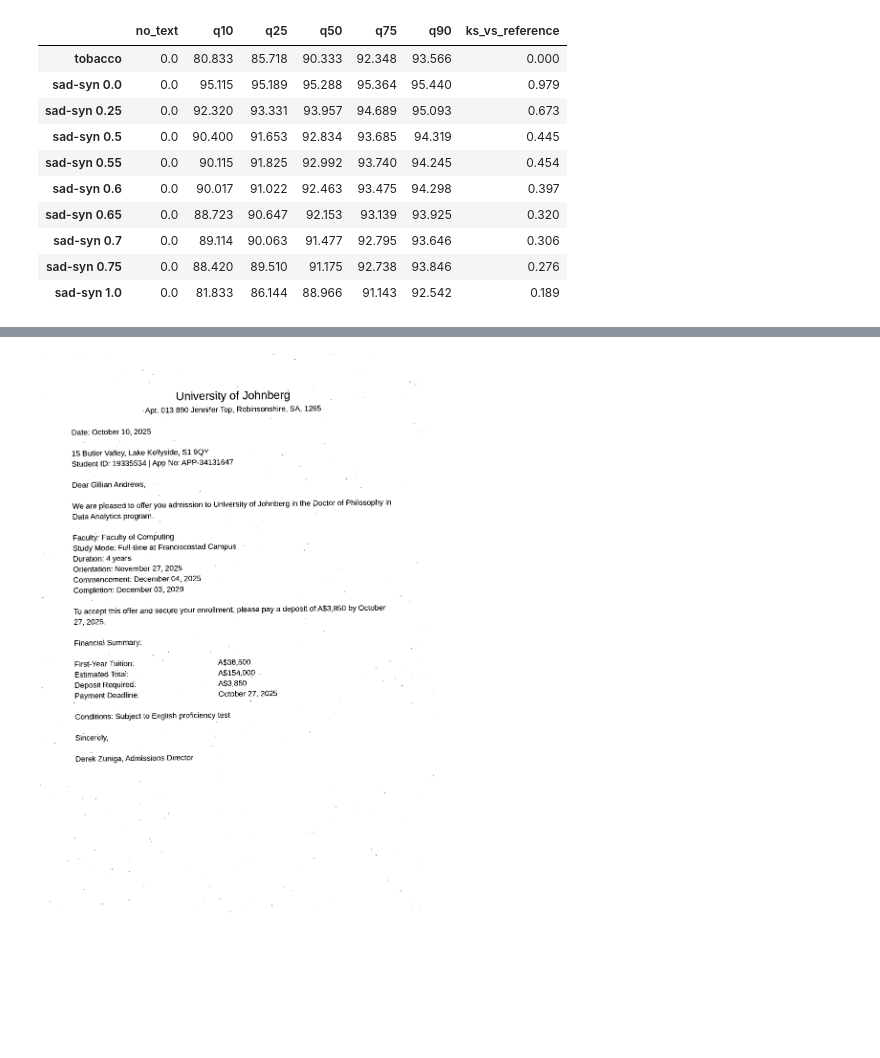
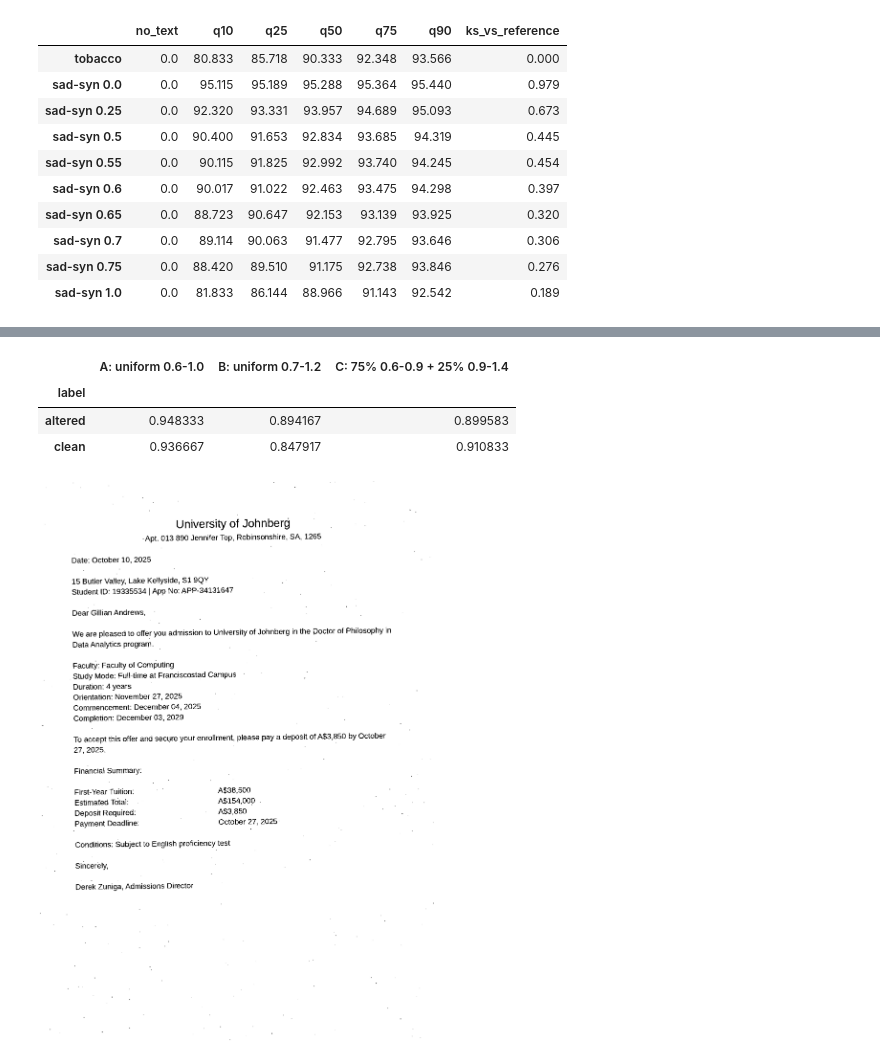
Before and after one commit to upretisaurav/doc-verify, a Jupyter notebook: notebooks/offer_letter_date_setup.ipynb, the cells around one changed output, grey strips where cells are left out. Cells and saved outputs as stored; diff of their text form; code cells hidden in the pictures; blank space fills up the shorter version.

```diff
--- a/notebooks/offer_letter_date_setup.ipynb
+++ b/notebooks/offer_letter_date_setup.ipynb
@@ -186,3 +204,10 @@ compare_confidence(sweep, tobacco_conf, 'tobacco').round(3)
+# %%
+pd.DataFrame({name: ocr_accuracy(results, 'label') for name, results in candidate_results.items()})
+# %% [output]
+|  | A: uniform 0.6-1.0 | B: uniform 0.7-1.2 | C: 75% 0.6-0.9 + 25% 0.9-1.4 |
+| label |  |  |  |
+| altered | 0.948333 | 0.894167 | 0.899583 |
+| clean | 0.936667 | 0.847917 | 0.910833 |
 # %%
 example = Image.open(samples_dir / "degrade_0.50.png")
 display(example.resize((example.width // 2, example.height // 2)))
```
Also changed, not shown: parts of 3 cells of this notebook, 8 other files.
